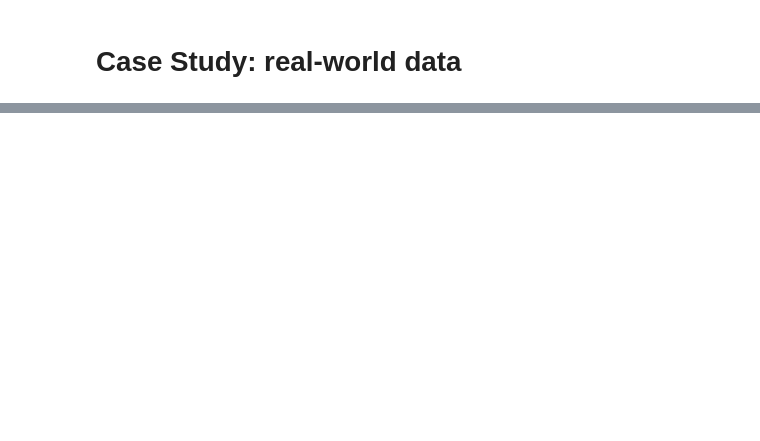
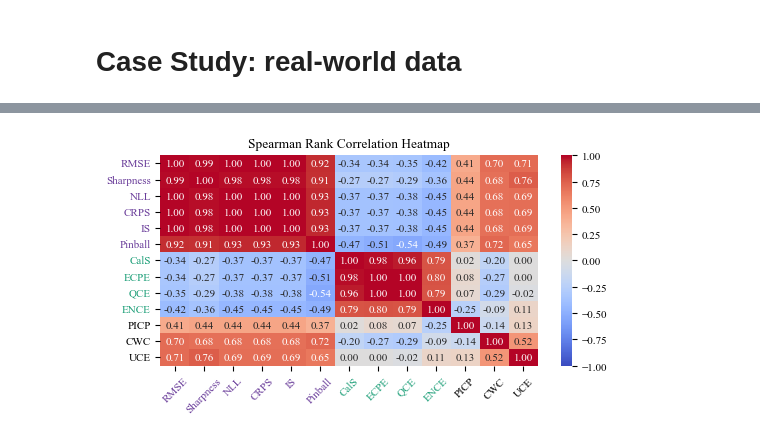
Before and after one commit to JelkeWi/evaluating_the_quality_of_the_quantified_uncertainty, a Jupyter notebook: CaseStudy_real.ipynb, the cells around one changed output, grey strips where cells are left out. Cells and saved outputs as stored; diff of their text form; code cells hidden in the pictures; blank space fills up the shorter version.

```diff
--- a/CaseStudy_real.ipynb
+++ b/CaseStudy_real.ipynb
@@ -154,0 +158,30 @@ plt.savefig("figures\\result_real.pdf", format="pdf", bbox_inches="tight")
+# %%
+# --- Compute Spearman correlation ---
+corr = noncal_data.corr(method='spearman')
+
+# --- Apply custom order ---
+custom_order = group1 + group2 + group3  # concatenate lists in desired order
+corr = corr.loc[custom_order, custom_order]  # reorder rows & columns
+corr = corr.round(2)
+
+# --- Plot heatmap ---
+plt.figure(figsize=(5.5, 3))
+ax = sns.heatmap(corr, annot=True, cmap="coolwarm", center=0, vmin=-1, vmax=1, fmt=".2f")
+plt.xticks(rotation=45)
+# --- Color tick labels ---
+ticklabels = ax.get_xticklabels() + ax.get_yticklabels()
+for label in ticklabels:
+    text = label.get_text()
+    if text in group1:
+        label.set_color("#6a3d9a")
+    elif text in group2:
+        label.set_color("#1b9e77")
+    elif text in group3:
+        label.set_color("#000000")
+
+plt.title("Spearman Rank Correlation Heatmap")
+plt.tight_layout()
+plt.savefig("figures\\result_real_corr.pdf", format="pdf", bbox_inches="tight")
+plt.show()
+# %% [output]
+[figure, added]
```
Also changed, not shown: parts of 2 cells of this notebook, 10 other files.
